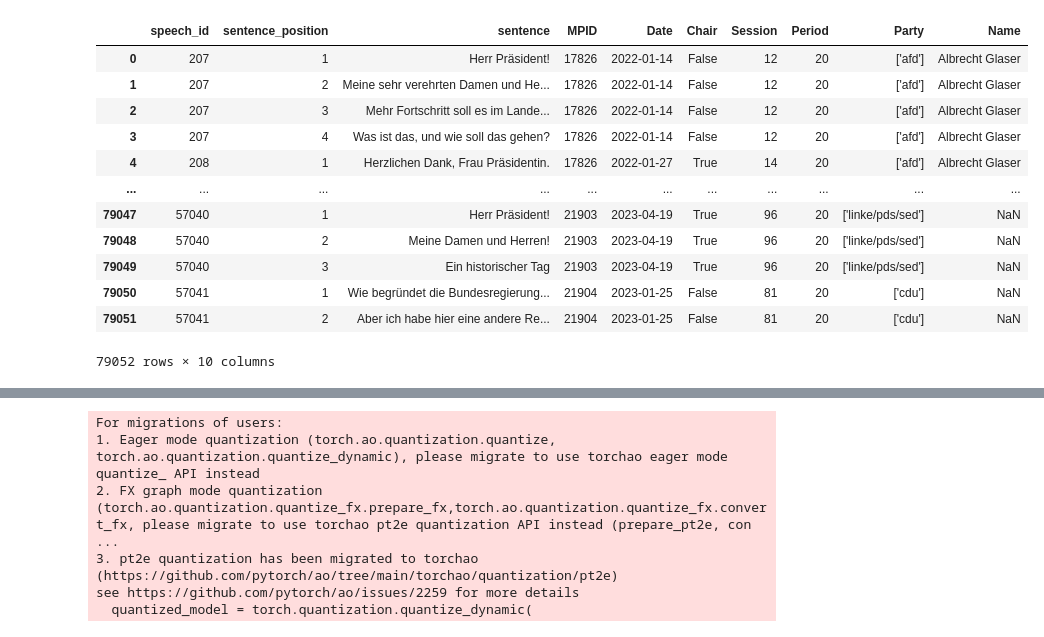
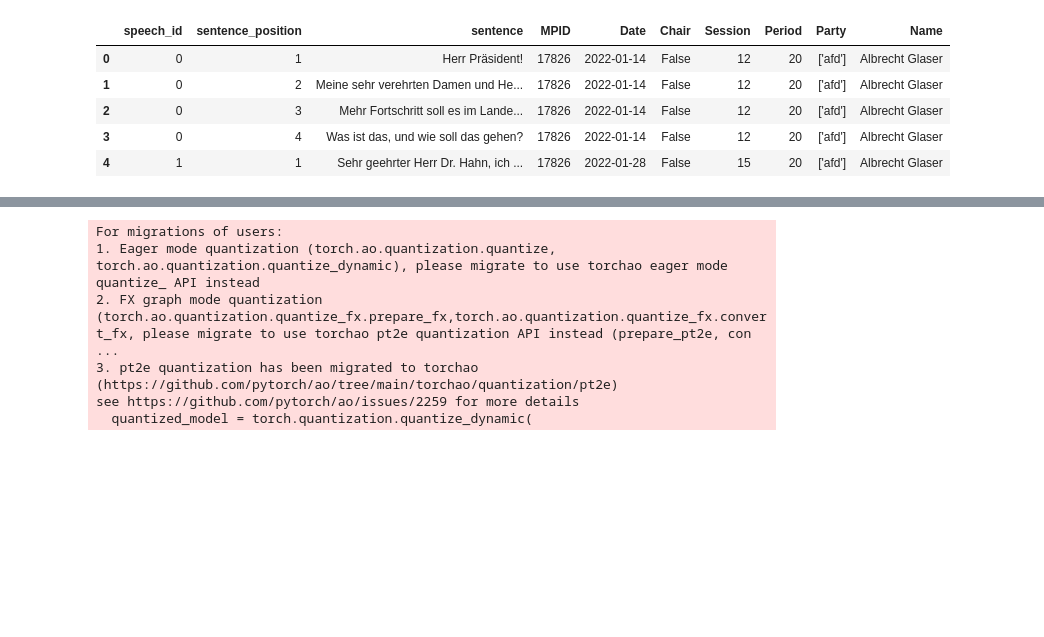
Before and after one commit to r-bowien/new-sound-of-politics, a Jupyter notebook: research paper/run_popbert_byclaude.ipynb, the cells around one changed output, grey strips where cells are left out. Saved outputs shown, nothing was run; the diff lists cells and outputs as text; code cells hidden in the pictures; blank space fills up the shorter version.

```diff
--- a/research paper/run_popbert_byclaude.ipynb
+++ b/research paper/run_popbert_byclaude.ipynb
@@ -7,25 +7,18 @@ import numpy as np
 # %%
 
 # Load data
-bt_sentences = pd.read_csv("C:/Users/rober/UCD/pol42050/new-sound-of-politics/data/bt_sentences_test.csv", index_col=False)
+bt_sentences = pd.read_csv("C:/Users/rober/UCD/pol42050/new-sound-of-politics/data/bundestag_sentences20.csv", index_col=False)
 # len(bt_speeches["Speech"])
 # bt_speeches20 = bt_speeches[bt_speeches["Period"] == 20]
 # bt_speeches20.to_csv("C:/Users/rober/UCD/pol42050/new-sound-of-politics/data/bundestag_sentences20.csv")
-bt_sentences
+bt_sentences.head()
 # %% [output]
 |  | speech_id | sentence_position | sentence | MPID | Date | Chair | Session | Period | Party | Name |
-| 0 | 207 | 1 | Herr Präsident! | 17826 | 2022-01-14 | False | 12 | 20 | ['afd'] | Albrecht Glaser |
-| 1 | 207 | 2 | Meine sehr verehrten Damen und He... | 17826 | 2022-01-14 | False | 12 | 20 | ['afd'] | Albrecht Glaser |
-| 2 | 207 | 3 | Mehr Fortschritt soll es im Lande... | 17826 | 2022-01-14 | False | 12 | 20 | ['afd'] | Albrecht Glaser |
-| 3 | 207 | 4 | Was ist das, und wie soll das gehen? | 17826 | 2022-01-14 | False | 12 | 20 | ['afd'] | Albrecht Glaser |
-| 4 | 208 | 1 | Herzlichen Dank, Frau Präsidentin. | 17826 | 2022-01-27 | True | 14 | 20 | ['afd'] | Albrecht Glaser |
-| ... | ... | ... | ... | ... | ... | ... | ... | ... | ... | ... |
-| 79047 | 57040 | 1 | Herr Präsident! | 21903 | 2023-04-19 | True | 96 | 20 | ['linke/pds/sed'] | NaN |
-| 79048 | 57040 | 2 | Meine Damen und Herren! | 21903 | 2023-04-19 | True | 96 | 20 | ['linke/pds/sed'] | NaN |
-| 79049 | 57040 | 3 | Ein historischer Tag | 21903 | 2023-04-19 | True | 96 | 20 | ['linke/pds/sed'] | NaN |
-| 79050 | 57041 | 1 | Wie begründet die Bundesregierung... | 21904 | 2023-01-25 | False | 81 | 20 | ['cdu'] | NaN |
-| 79051 | 57041 | 2 | Aber ich habe hier eine andere Re... | 21904 | 2023-01-25 | False | 81 | 20 | ['cdu'] | NaN |
+| 0 | 0 | 1 | Herr Präsident! | 17826 | 2022-01-14 | False | 12 | 20 | ['afd'] | Albrecht Glaser |
+| 1 | 0 | 2 | Meine sehr verehrten Damen und He... | 17826 | 2022-01-14 | False | 12 | 20 | ['afd'] | Albrecht Glaser |
+| 2 | 0 | 3 | Mehr Fortschritt soll es im Lande... | 17826 | 2022-01-14 | False | 12 | 20 | ['afd'] | Albrecht Glaser |
+| 3 | 0 | 4 | Was ist das, und wie soll das gehen? | 17826 | 2022-01-14 | False | 12 | 20 | ['afd'] | Albrecht Glaser |
+| 4 | 1 | 1 | Sehr geehrter Herr Dr. Hahn, ich ... | 17826 | 2022-01-28 | False | 15 | 20 | ['afd'] | Albrecht Glaser |
-79052 rows × 10 columns
 # %%
 # bt_speeches = bt_speeches.sample(frac=0.001)
 
```
Also changed, not shown: parts of 4 cells of this notebook, 3 other files.
